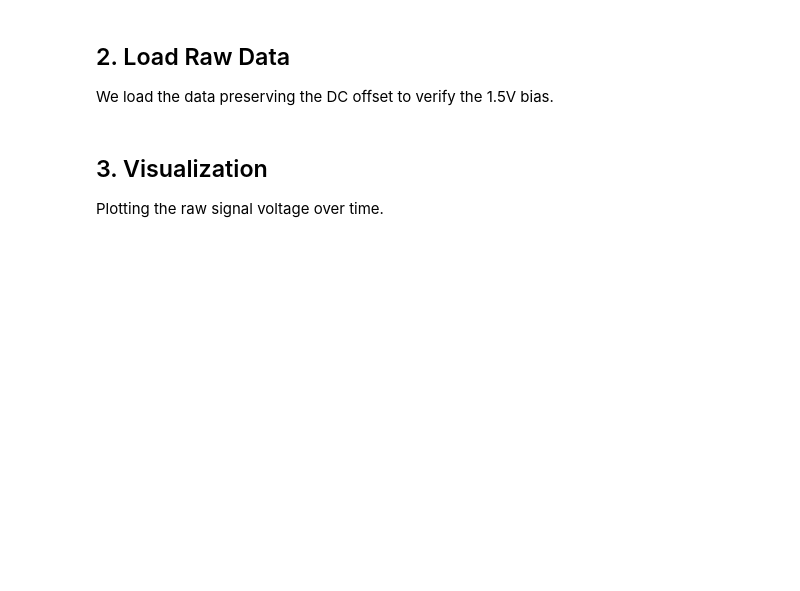
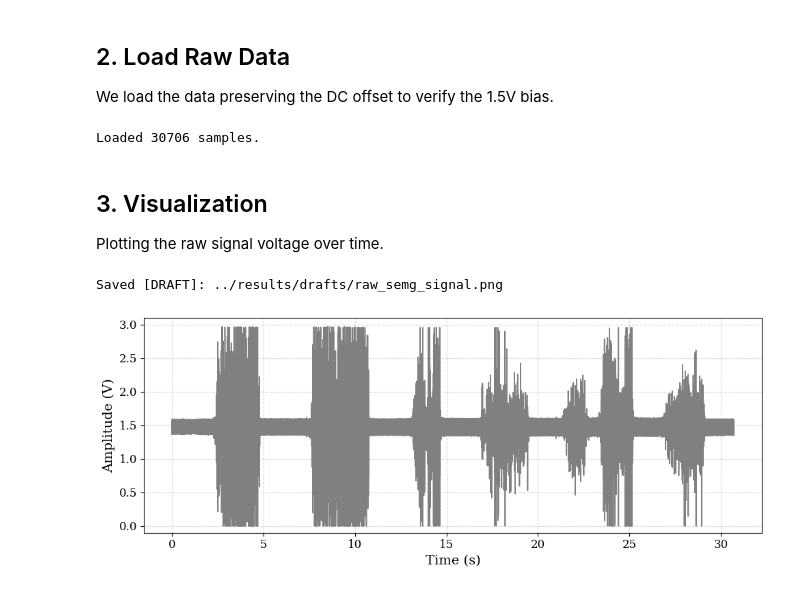
Before and after one commit to xenotrox/Bachelort_Thesis_Repo, a Jupyter notebook: notebooks/01_Raw_Signal_Analysis.ipynb, the cells around one changed output. Drawn from its saved outputs; the diff is of its cells as text; code cells hidden in the pictures; blank space fills up the shorter version.

```diff
--- a/notebooks/01_Raw_Signal_Analysis.ipynb
+++ b/notebooks/01_Raw_Signal_Analysis.ipynb
@@ -23,28 +25,34 @@ visualization.set_plot_style()
 ## 2. Load Raw Data
 We load the data preserving the DC offset to verify the 1.5V bias.
 # %%
-DATA_FILE = "../data/CoolTerm Capture Raw 2025-05-04 15-06-03-166.txt"
-FS = 1000.0
-V_REF = 5.0
-ADC_BITS = 10
+DATA_FILE = "../data/raw_signal.txt"
 
-raw_voltage = data_loader.load_txt_signal_raw_offset(DATA_FILE, v_ref=V_REF, adc_bits=ADC_BITS)
+# Use constants from config
+raw_voltage = data_loader.load_txt_signal_raw_offset(
+    DATA_FILE,
+    v_ref=config.V_REF,
+    adc_bits=config.ADC_BITS
+)
 
 if raw_voltage is not None:
-    time = np.arange(len(raw_voltage)) / FS
+    time = np.arange(len(raw_voltage)) / config.FS
     print(f"Loaded {len(raw_voltage)} samples.")
+# %% [output]
+Loaded 30706 samples.
 # %% [markdown]
 ## 3. Visualization
 Plotting the raw signal voltage over time.
 # %%
 if raw_voltage is not None:
     fig, ax = plt.subplots(figsize=(10, 4))
-    ax.plot(time, raw_voltage, label='Raw Signal', color='slategray', linewidth=1)
+    ax.plot(time, raw_voltage, label='Raw Signal', color=visualization.COLORS['Raw Signal'])
+
     ax.set_xlabel("Time (s)")
     ax.set_ylabel("Amplitude (V)")
-    ax.set_title("Raw sEMG Signal (Flexor Carpi Radialis)")
     ax.set_ylim(-0.1, 3.1)
 
-    # Save (Visualization module handles draft vs production folders automatically)
-    visualization.save_fig(fig, 'raw_signal_plot.png')
+    visualization.save_fig(fig, 'raw_semg_signal.png')
     plt.show()
+# %% [output]
+Saved [DRAFT]: ../results/drafts/raw_semg_signal.png
+[figure, added]
```
Also changed, not shown: parts of 1 cell of this notebook, 7 other files.
